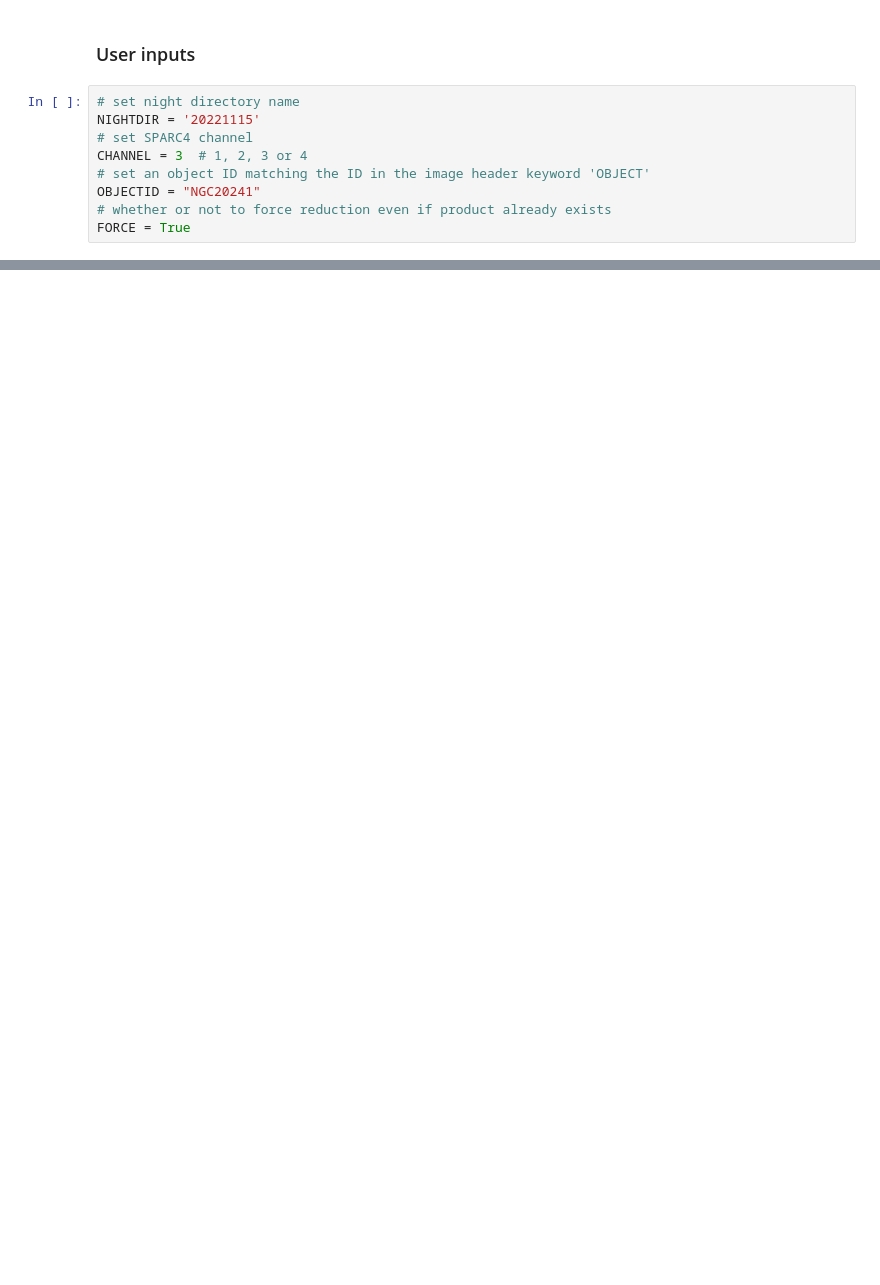
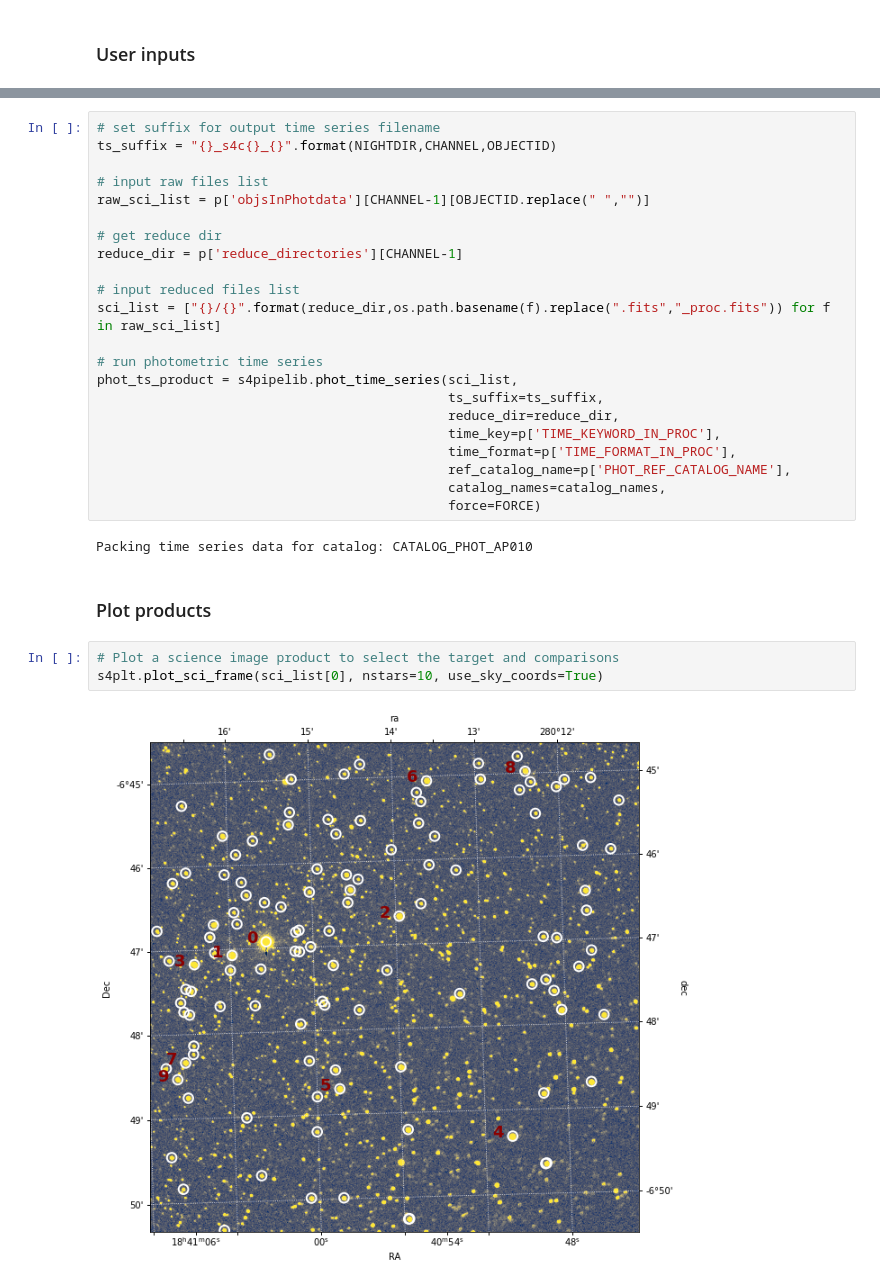
Before and after one commit to edermartioli/sparc4-pipeline, a Jupyter notebook: notebooks/sp4_phot_timeseries.ipynb, the cells around one changed output, grey strips where cells are left out. Drawn from its saved outputs; the diff is of its cells as text; blank space fills up the shorter version.

```diff
--- a/notebooks/sp4_phot_timeseries.ipynb
+++ b/notebooks/sp4_phot_timeseries.ipynb
@@ -22,11 +44,2 @@ import sparc4_params
 # %% [markdown]
 ### User inputs
-# %%
-# set night directory name
-NIGHTDIR = '20221115'
-# set SPARC4 channel
-CHANNEL = 3  # 1, 2, 3 or 4
-# set an object ID matching the ID in the image header keyword 'OBJECT'
-OBJECTID = "NGC20241"
-# whether or not to force reduction even if product already exists
-FORCE = True
@@ -32,0 +53,31 @@ FORCE = True
+# %%
+# set suffix for output time series filename
+ts_suffix = "{}_s4c{}_{}".format(NIGHTDIR,CHANNEL,OBJECTID)
+
+# input raw files list
+raw_sci_list = p['objsInPhotdata'][CHANNEL-1][OBJECTID.replace(" ","")]
+
+# get reduce dir
+reduce_dir = p['reduce_directories'][CHANNEL-1]
+
+# input reduced files list
+sci_list = ["{}/{}".format(reduce_dir,os.path.basename(f).replace(".fits","_proc.fits")) for f in raw_sci_list]
+
+# run photometric time series
+phot_ts_product = s4pipelib.phot_time_series(sci_list,
+                                             ts_suffix=ts_suffix,
+                                             reduce_dir=reduce_dir,
+                                             time_key=p['TIME_KEYWORD_IN_PROC'],
+                                             time_format=p['TIME_FORMAT_IN_PROC'],
+                                             ref_catalog_name=p['PHOT_REF_CATALOG_NAME'],
+                                             catalog_names=catalog_names,
+                                             force=FORCE)
+# %% [output]
+Packing time series data for catalog: CATALOG_PHOT_AP010
+# %% [markdown]
+### Plot products
+# %%
+# Plot a science image product to select the target and comparisons
+s4plt.plot_sci_frame(sci_list[0], nstars=10, use_sky_coords=True)
+# %% [output]
+[figure, added]
```
Also changed, not shown: parts of 7 cells of this notebook, 6 other files.
